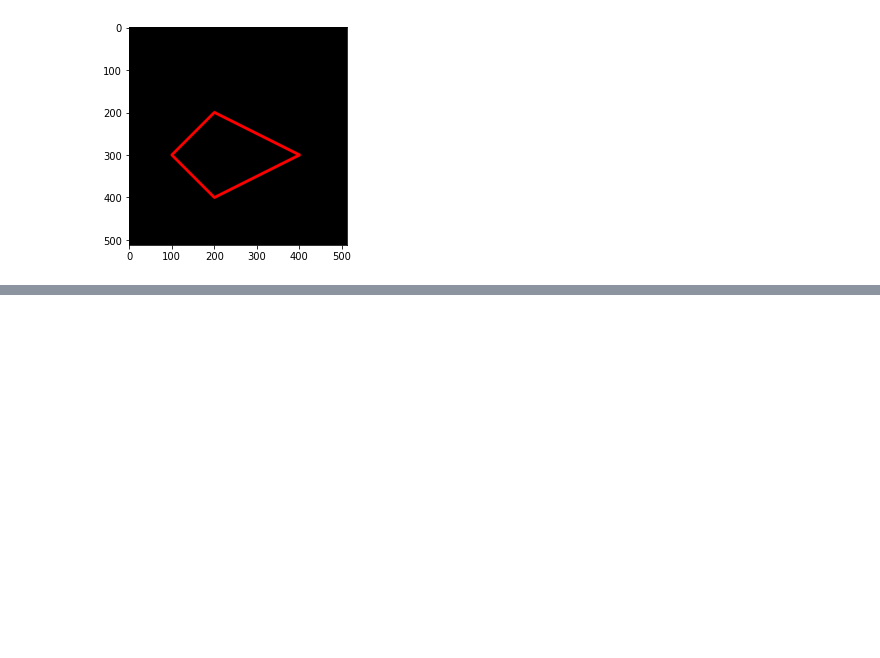
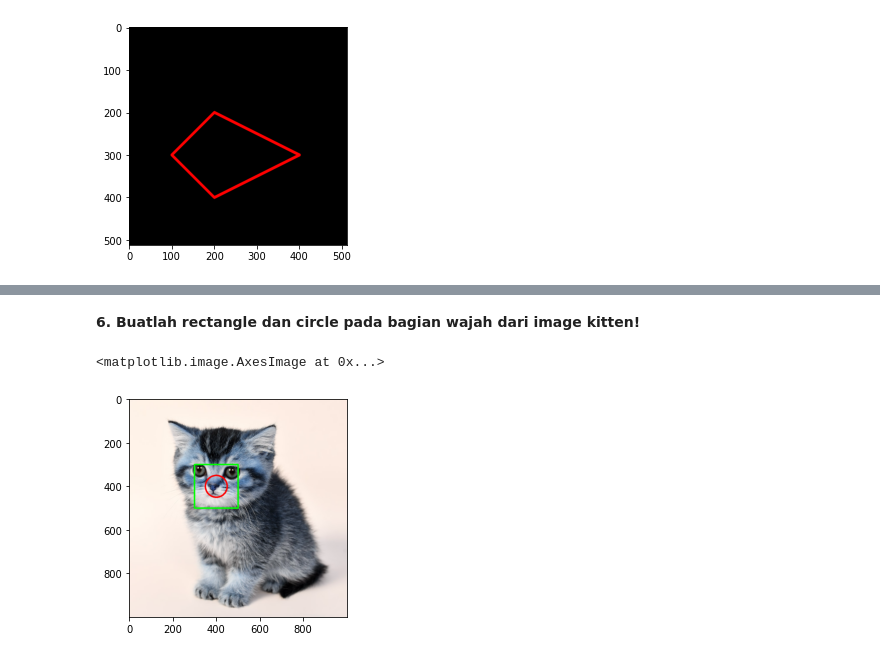
Before and after one commit to itamarashofinia/PC_SMT6_2023, a Jupyter notebook: PC_Modul2.ipynb, the cells around one changed output, grey strips where cells are left out. Drawn from its saved outputs; the diff is of its cells as text; code cells hidden in the pictures; blank space fills up the shorter version.

```diff
--- a/PC_Modul2.ipynb
+++ b/PC_Modul2.ipynb
@@ -164,0 +204,11 @@ plt.imshow(black_img2)
+# %% [markdown]
+**6. Buatlah rectangle dan circle pada bagian wajah dari image kitten!**
+# %%
+img_tg6 = cv.imread('/content/drive/MyDrive/PC/gemoy.jpg')
+
+cv.rectangle(img_tg6,pt1=(300,300),pt2=(500,500),color=(0,255,0),thickness=5)
+cv.circle(img_tg6,center=(400,400),radius=50,color=(255,0,0),thickness=5)
+plt.imshow(img_tg6)
+# %% [output]
+<matplotlib.image.AxesImage at 0x...>
+[figure, added]
```
Also changed, not shown: parts of 9 cells of this notebook.
